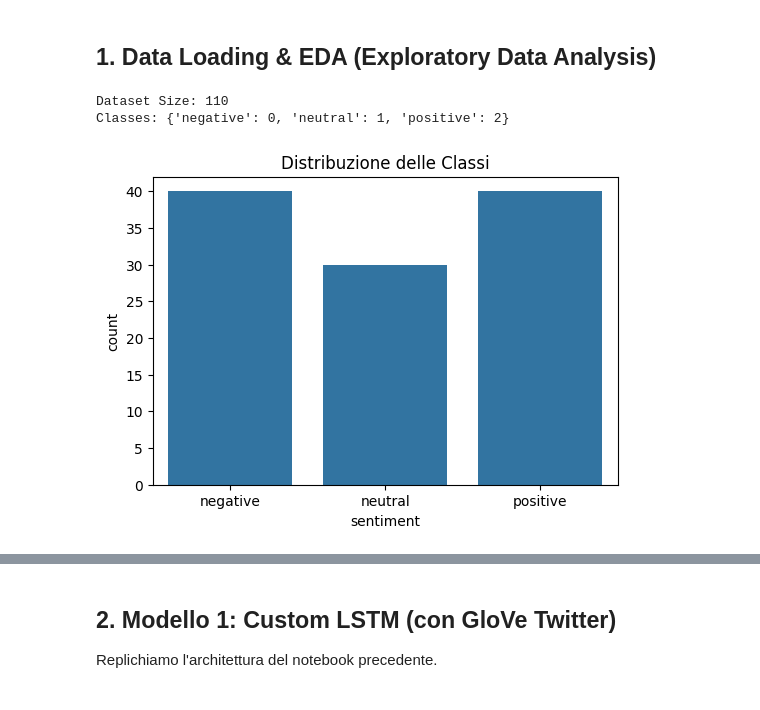
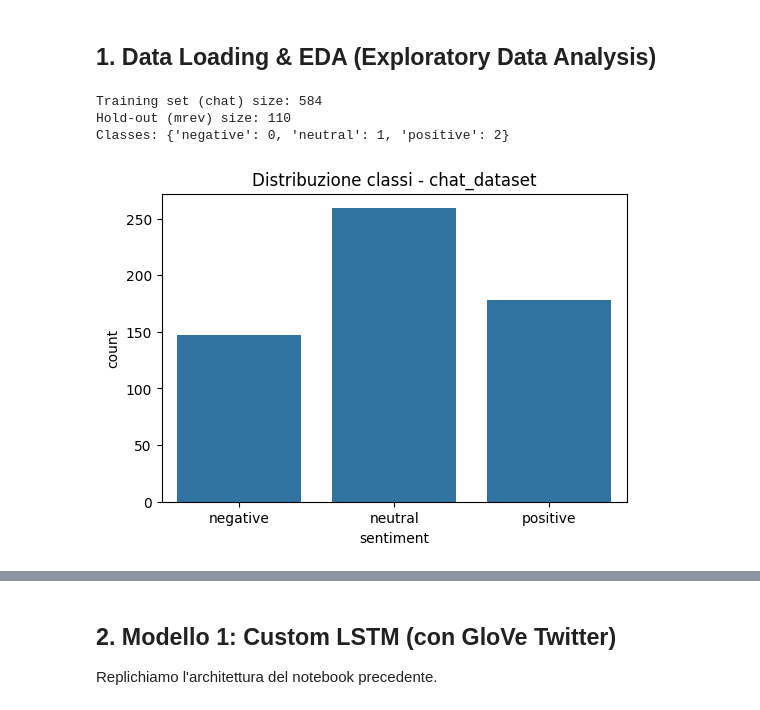
Before and after one commit to DataScience-Golddiggers/Faboulous-Interpretr, a Jupyter notebook: notebooks/sentiment_comparison.ipynb, the cells around one changed output, grey strips where cells are left out. Saved outputs shown, nothing was run; the diff lists cells and outputs as text; code cells hidden in the pictures.

```diff
--- a/notebooks/sentiment_comparison.ipynb
+++ b/notebooks/sentiment_comparison.ipynb
@@ -57,32 +57,46 @@ print(f"Using device: {device}")
 Using device: cuda
 # %% [markdown]
 ## 1. Data Loading & EDA (Exploratory Data Analysis)
-# %%
-# Caricamento Dati
-file_path = '../data/processed/mrev_clean.csv' #'../data/raw/mrev.csv'
-df = pd.read_csv(file_path)
-
-# Preprocessing base
-df = df[['review_text', 'sentiment']].dropna()
-df['review_text'] = df['review_text'].astype(str)
-df['sentiment'] = df['sentiment'].str.lower()
-
-# Mapping Sentiment (ordine fisso per evitare mismatch)
-labels_order = ['negative', 'neutral', 'positive']
-sentiment_map = {label: idx for idx, label in enumerate(labels_order)}
-reverse_sentiment_map = {v: k for k, v in sentiment_map.items()}
-df['label'] = df['sentiment'].map(sentiment_map)
-
-print(f"Dataset Size: {len(df)}")
-print(f"Classes: {sentiment_map}")
-
-# Distribuzione Classi
-plt.figure(figsize=(6, 4))
-sns.countplot(x='sentiment', data=df, order=labels_order)
-plt.title('Distribuzione delle Classi')
-plt.show()
-# %% [output]
-Dataset Size: 110
-Classes: {'negative': 0, 'neutral': 1, 'positive': 2}
-[figure, removed]
+# %%
+# Caricamento dati: training/val su chat_dataset, hold-out di confronto su mrev_clean
+chat_path = '../data/processed/chat_dataset.csv'
+mrev_path = '../data/processed/mrev_clean.csv'
+
+labels_order = ['negative', 'neutral', 'positive']
+sentiment_map = {label: idx for idx, label in enumerate(labels_order)}
+reverse_sentiment_map = {v: k for k, v in sentiment_map.items()}
+
+# Dataset di training (chat)
+df_chat = pd.read_csv(chat_path)
+df_chat = df_chat.rename(columns={'message': 'review_text'})
+df_chat = df_chat[['review_text', 'sentiment']].dropna()
+df_chat['review_text'] = df_chat['review_text'].astype(str)
+df_chat['sentiment'] = df_chat['sentiment'].str.lower()
+df_chat['label'] = df_chat['sentiment'].map(sentiment_map)
+df_chat = df_chat.dropna(subset=['label'])
+df_chat = df_chat.sample(frac=1, random_state=42).reset_index(drop=True)  # shuffle esplicito
+
+# Dataset di valutazione finale (mrev)
+df_mrev = pd.read_csv(mrev_path)
+df_mrev = df_mrev[['review_text', 'sentiment']].dropna()
+df_mrev['review_text'] = df_mrev['review_text'].astype(str)
+df_mrev['sentiment'] = df_mrev['sentiment'].str.lower()
+df_mrev['label'] = df_mrev['sentiment'].map(sentiment_map)
+df_mrev = df_mrev.dropna(subset=['label'])
+df_mrev = df_mrev.sample(frac=1, random_state=42).reset_index(drop=True)  # shuffle esplicito
+
+print(f"Training set (chat) size: {len(df_chat)}")
+print(f"Hold-out (mrev) size: {len(df_mrev)}")
+print(f"Classes: {sentiment_map}")
+
+# Distribuzione classi sul dataset di training
+plt.figure(figsize=(6, 4))
+sns.countplot(x='sentiment', data=df_chat, order=labels_order)
+plt.title('Distribuzione classi - chat_dataset')
+plt.show()
+# %% [output]
+Training set (chat) size: 584
+Hold-out (mrev) size: 110
+Classes: {'negative': 0, 'neutral': 1, 'positive': 2}
+[figure, added]
 # %%
```
Also changed, not shown: parts of 12 cells of this notebook.
